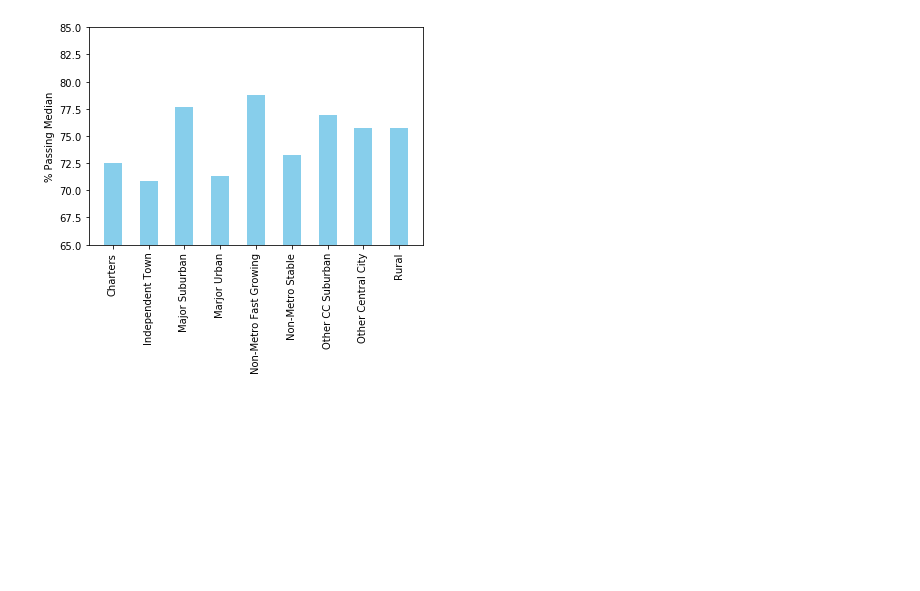
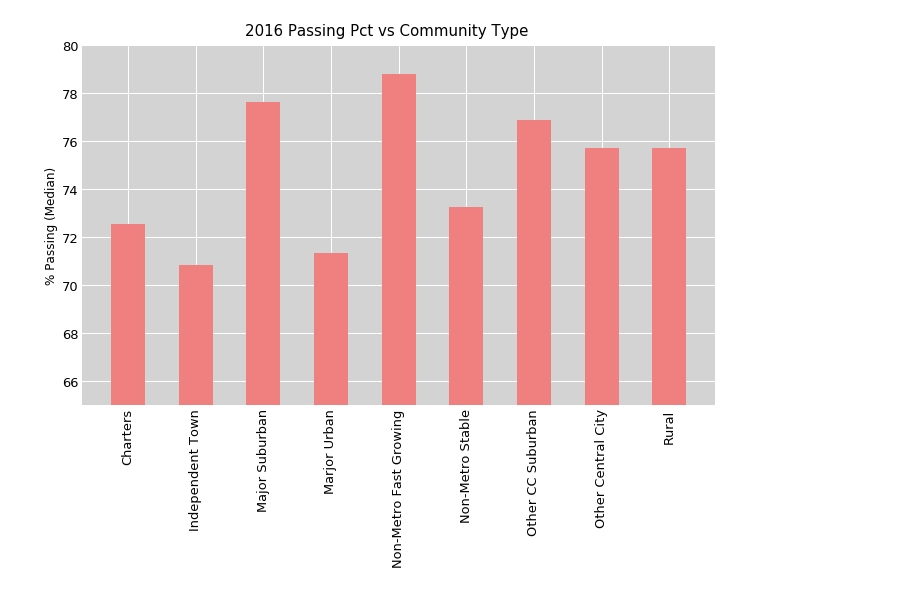
Before and after one commit to schoolperformanceproject/BetterSchools, a Jupyter notebook: combine/betterschools_start.ipynb, the cells around one changed output. Cells and saved outputs as stored; diff of their text form; code cells hidden in the pictures; blank space fills up the shorter version.

Commit message:
bills update to bar chart

```diff
--- a/combine/betterschools_start.ipynb
+++ b/combine/betterschools_start.ipynb
@@ -121,30 +122,38 @@ DataFrame3 = fx_community(df_performance,df_community)
 #x = transform_merge(df_performance,df_student_teacher,df_community)
 #df_student_teacher = df_student_teacher.dropna(how='any')
 #df_student_teacher.head()
-# %%
-# plot function
-def fx_bar_plot(DataFrameB, legend_dict):
-
-    x = DataFrameB['x_data']
-    y = DataFrameB['y_data']
-    width = .5  # the width of the bars
-    plt.bar(x, y, width, color='SkyBlue')
-    plt.title = (legend_dict['title'])
-    plt.ylabel(legend_dict['ylabel'])
-    plt.ylim(65, 85)
-    #plt.xlabel('Regions')
-    plt.xticks(rotation='vertical')
-    plt.savefig(legend_dict['figname'])
-    plt.show()
+# %%
+# plot function
+def fx_bar_plot(DataFrameB, legend_dict):
+    x = DataFrameB['x_data']
+    y = DataFrameB['y_data']
+    fig, ax = plt.subplots()
+    fig.suptitle(legend_dict['title'], fontsize=15)
+    fig.tight_layout() # remove space between header and title
+    fig.subplots_adjust(top=.93) # adjust so title is just above chart
+    fig.set_size_inches(10, 6)
+    ax.set_ylim(65, 80, .5)
+    ax.bar(x, y, .5, color ='lightcoral', linewidth=.5)
+    ax.set_ylabel(legend_dict['ylabel'], fontsize=12)
+    ax.xaxis.grid(color='white', linestyle='solid', linewidth=1)
+    ax.yaxis.grid(color='white', linestyle='solid', linewidth=1)
+    ax.set_axisbelow(True) # show plots on top of grid lines
+    ax.set_facecolor('lightgray')
+    ax.tick_params('y', length=0, labelsize=13) # hide tick marks still show lables
+    ax.tick_params('x', rotation=90.0, length=0, labelsize=13) # hide tick marks still show lables
+    sns.despine(left=True, bottom=True, right=True) # remove border around chart
+    #fig.savefig(legend_dict['title'], bbox_inches="tight")
+    fig.savefig(legend_dict['title'], bbox_inches = 'tight')
+    plt.show()
 # %%
 # bar plot call
-legend_dict = {'title' : str(v_interested_year) + 'Passing Pct vs Community Type',
-               'ylabel' : '% Passing Median',
-               'figname' : str(v_interested_year) +'passing_vs_community'
+legend_dict = {'title' : str(v_interested_year) + ' Passing Pct vs Community Type',
+               'ylabel' : '% Passing (Median)',
+               'figname' : str(v_interested_year) +' passing_vs_community'
               }
 DataFrameB =DataFrame3.loc[:,['community','median_pass']]
 rename_dict = {'community': 'x_data', 'median_pass': 'y_data'}
 DataFrameB.rename(columns=rename_dict, inplace=True)
 fx_bar_plot(DataFrameB, legend_dict)
 # %% [output]
-[figure, old version]
+[figure, new version]
```
Also changed, not shown: parts of 1 cell of this notebook.
